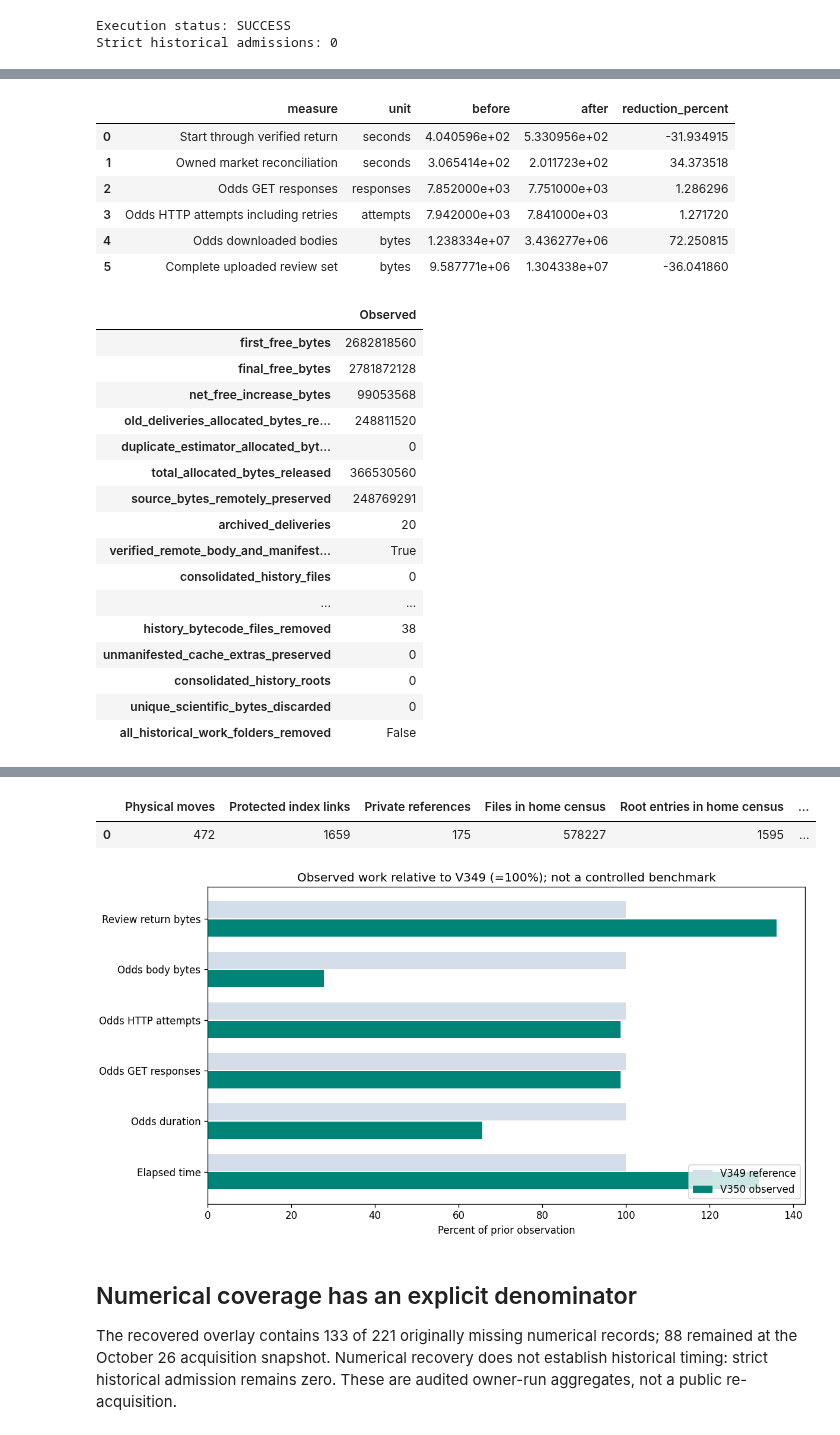
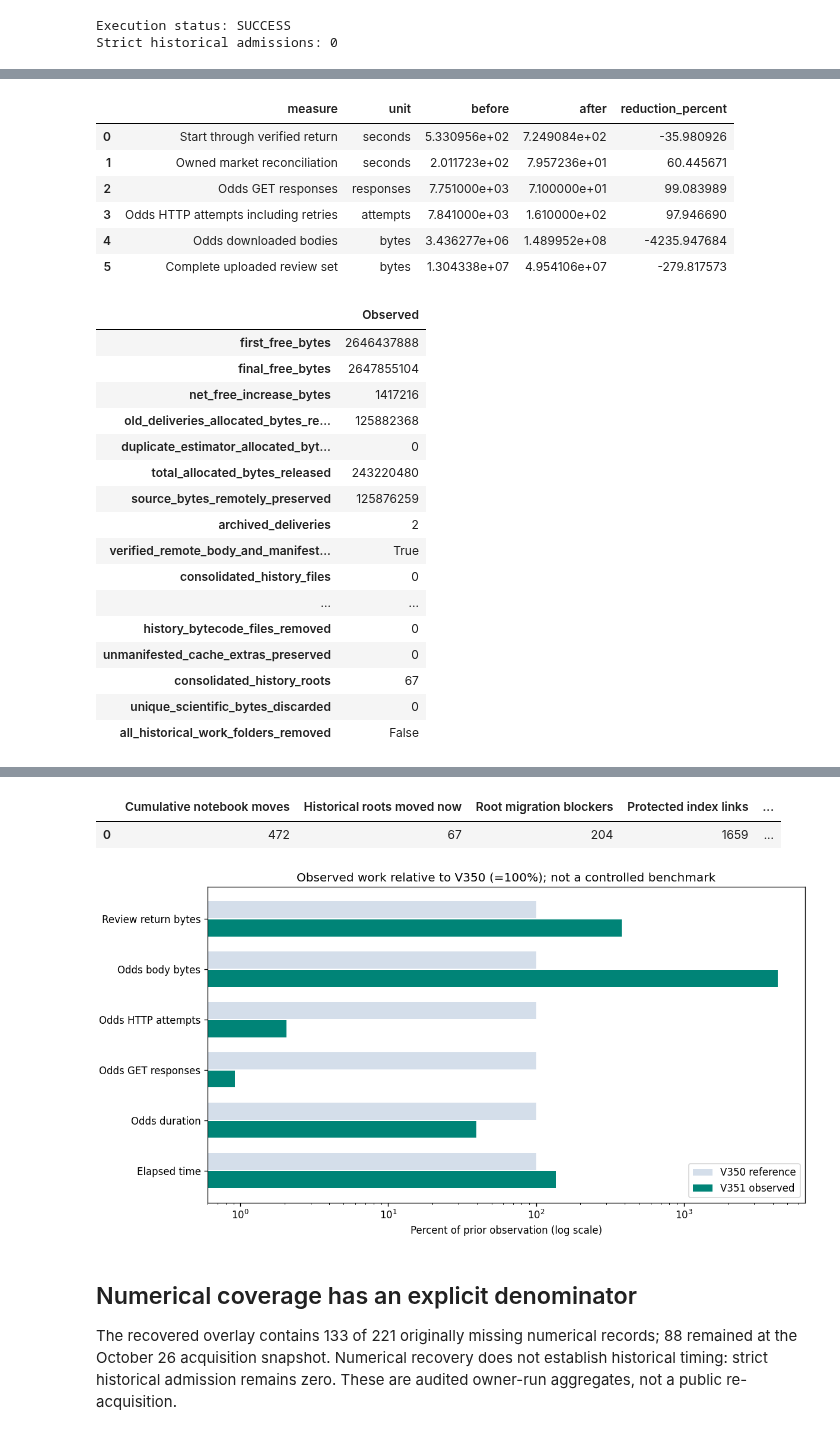
Before and after one commit to alvaromendizabal/march-machine-learning-mania-2026, a Jupyter notebook: portfolio/engineering_review.ipynb, the cells around one changed output, grey strips where cells are left out. Drawn from its saved outputs; the diff is of its cells as text; code cells hidden in the pictures.

Commit message:
Document verified V351 diagnostics, storage limits and warm replay

```diff
--- a/portfolio/engineering_review.ipynb
+++ b/portfolio/engineering_review.ipynb
@@ -131,7 +133,9 @@ display(pd.DataFrame([replay['storage']]).T.rename(columns={0: 'Observed'}))
 display(pd.DataFrame(replay['source_recovery']['products']))
 organization = replay['organization']
 display(pd.DataFrame([{
-    'Physical moves': organization['physically_moved'],
+    'Cumulative notebook moves': organization['physically_moved'],
+    'Historical roots moved now': organization['physical_historical_roots_moved'],
+    'Root migration blockers': organization['root_migration_blockers'],
     'Protected index links': organization['protected_index_links'],
     'Private references': organization['private_references_without_browse_links'],
     'Files in home census': organization['census_files'],
@@ -150,14 +154,16 @@ comparison.add_bar(y=labels, x=relative, name=after_label + ' observed', orienta
 comparison.update_layout(title='Observed work relative to ' + before_label + ' (=100%)',
                          barmode='group', width=960, height=500,
                          template='plotly_white',
-                         xaxis_title='Percent of prior observation')
+                         xaxis_type='log',
+                         xaxis_title='Percent of prior observation (log scale)')
 static, ax = plt.subplots(figsize=(10, 5.2), layout='constrained')
 yy = list(range(len(labels)))
 ax.barh([v + .18 for v in yy], [100] * len(yy), height=.34,
         label=before_label + ' reference', color='#d4deea')
 ax.barh([v - .18 for v in yy], relative, height=.34,
         label=after_label + ' observed', color='#008477')
-ax.set(yticks=yy, yticklabels=labels, xlabel='Percent of prior observation',
+ax.set_xscale('log')
+ax.set(yticks=yy, yticklabels=labels, xlabel='Percent of prior observation (log scale)',
        title='Observed work relative to ' + before_label
              + ' (=100%); not a controlled benchmark')
 ax.legend(loc='lower right')
@@ -171,26 +177,26 @@ assert replay['source_recovery']['new_historical_selection_records'] == 0
 assert replay['storage']['unique_scientific_bytes_discarded'] == 0
 # %% [output]
 |  | measure | unit | before | after | reduction_percent |
-| 0 | Start through verified return | seconds | 4.040596e+02 | 5.330956e+02 | -31.934915 |
-| 1 | Owned market reconciliation | seconds | 3.065414e+02 | 2.011723e+02 | 34.373518 |
-| 2 | Odds GET responses | responses | 7.852000e+03 | 7.751000e+03 | 1.286296 |
-| 3 | Odds HTTP attempts including retries | attempts | 7.942000e+03 | 7.841000e+03 | 1.271720 |
-| 4 | Odds downloaded bodies | bytes | 1.238334e+07 | 3.436277e+06 | 72.250815 |
-| 5 | Complete uploaded review set | bytes | 9.587771e+06 | 1.304338e+07 | -36.041860 |
+| 0 | Start through verified return | seconds | 5.330956e+02 | 7.249084e+02 | -35.980926 |
+| 1 | Owned market reconciliation | seconds | 2.011723e+02 | 7.957236e+01 | 60.445671 |
+| 2 | Odds GET responses | responses | 7.751000e+03 | 7.100000e+01 | 99.083989 |
+| 3 | Odds HTTP attempts including retries | attempts | 7.841000e+03 | 1.610000e+02 | 97.946690 |
+| 4 | Odds downloaded bodies | bytes | 3.436277e+06 | 1.489952e+08 | -4235.947684 |
+| 5 | Complete uploaded review set | bytes | 1.304338e+07 | 4.954106e+07 | -279.817573 |
 |  | Observed |
-| first_free_bytes | 2682818560 |
-| final_free_bytes | 2781872128 |
-| net_free_increase_bytes | 99053568 |
-| old_deliveries_allocated_bytes_re... | 248811520 |
+| first_free_bytes | 2646437888 |
+| final_free_bytes | 2647855104 |
+| net_free_increase_bytes | 1417216 |
+| old_deliveries_allocated_bytes_re... | 125882368 |
 | duplicate_estimator_allocated_byt... | 0 |
-| total_allocated_bytes_released | 366530560 |
-| source_bytes_remotely_preserved | 248769291 |
-| archived_deliveries | 20 |
+| total_allocated_bytes_released | 243220480 |
+| source_bytes_remotely_preserved | 125876259 |
+| archived_deliveries | 2 |
 | verified_remote_body_and_manifest... | True |
 | consolidated_history_files | 0 |
 | ... | ... |
-| history_bytecode_files_removed | 38 |
+| history_bytecode_files_removed | 0 |
 | unmanifested_cache_extras_preserved | 0 |
-| consolidated_history_roots | 0 |
+| consolidated_history_roots | 67 |
 | unique_scientific_bytes_discarded | 0 |
 | all_historical_work_folders_removed | False |
@@ -202,6 +208,6 @@ assert replay['storage']['unique_scientific_bytes_discarded'] == 0
-|  | Physical moves | Protected index links | Private references | Files in home census | Root entries in home census | ... |
-| 0 | 472 | 1659 | 175 | 578227 | 1595 | ... |
+|  | Cumulative notebook moves | Historical roots moved now | Root migration blockers | Protected index links | ... |
+| 0 | 472 | 67 | 204 | 1659 | ... |
-[figure, old version]
+[figure, new version]
 # %% [markdown]
 ## Numerical coverage has an explicit denominator
 
```
Also changed, not shown: parts of 5 cells of this notebook, 12 other files.
